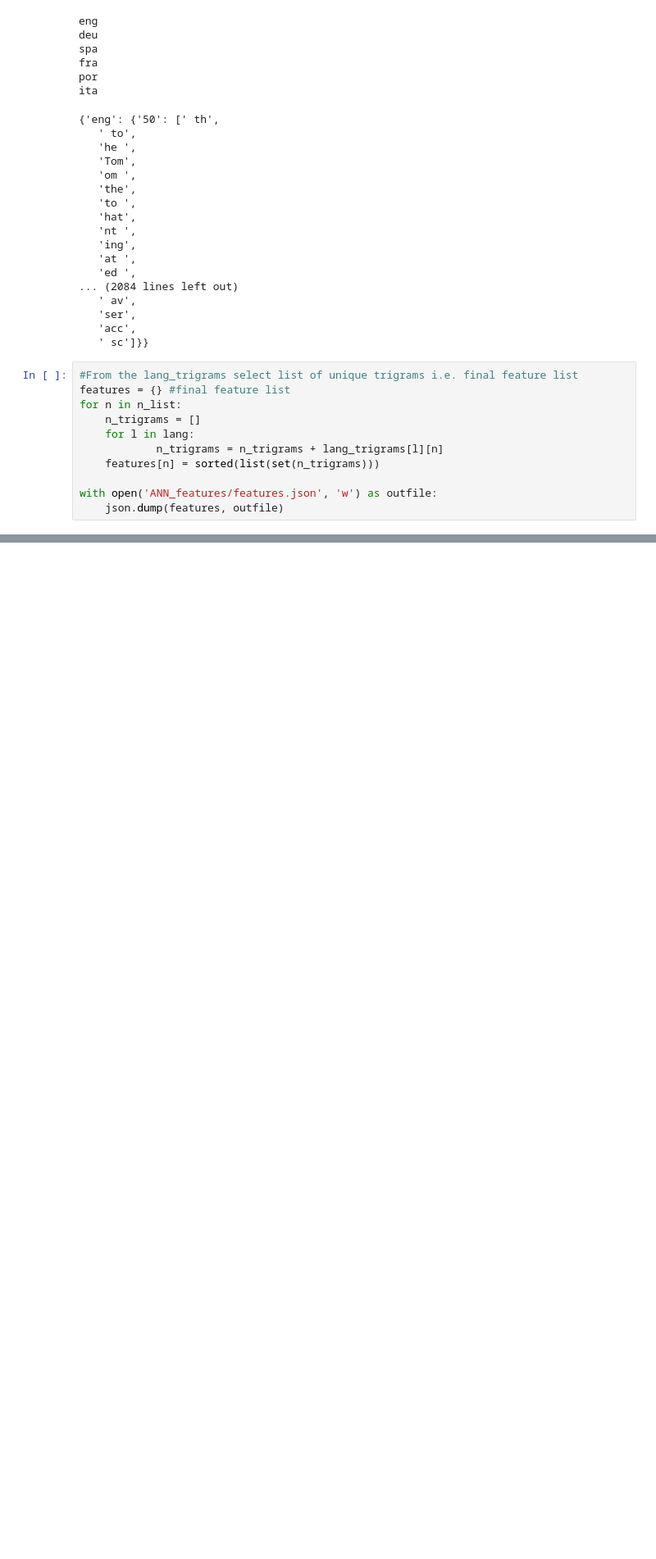
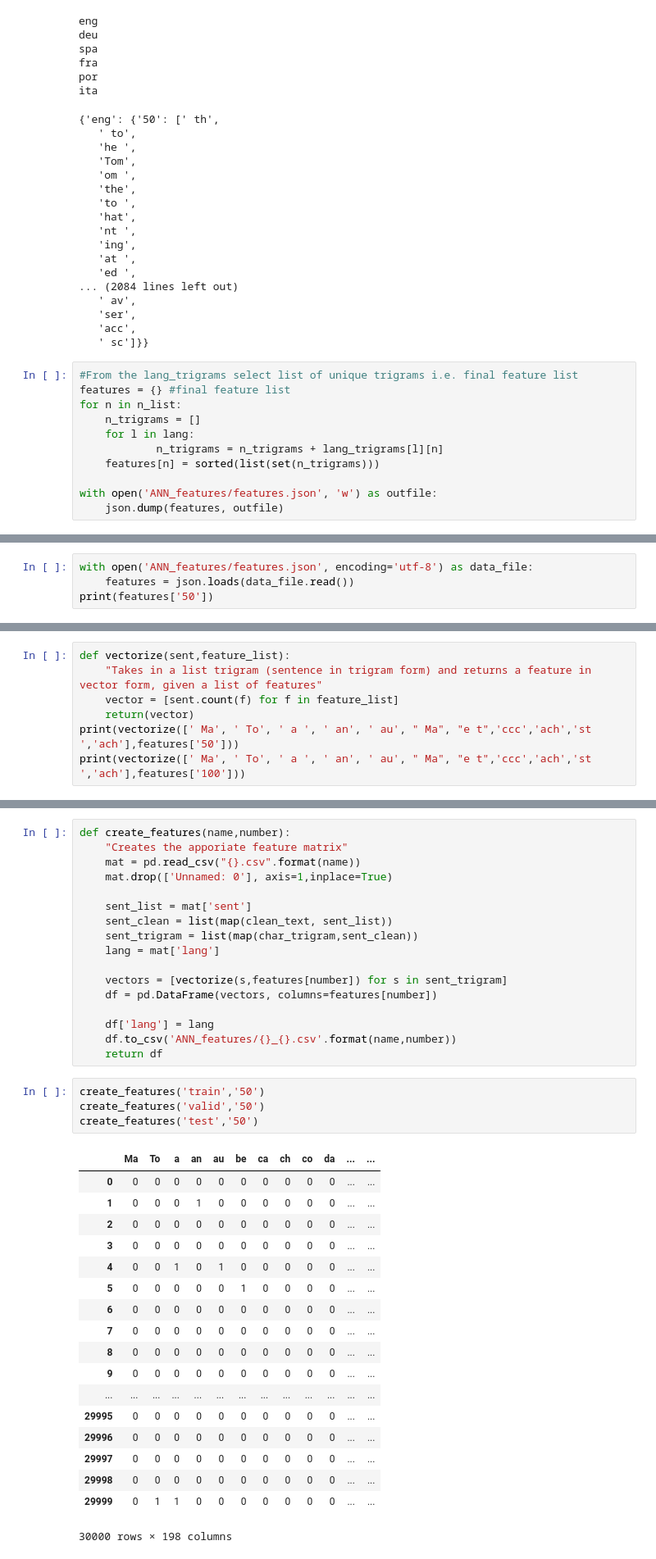
Before and after one commit to gammingfreak/Language-Detection, a Jupyter notebook: ann/ann_feature_extraction.ipynb, the cells around one changed output, grey strips where cells are left out. Shown: that part at 82% size. Saved outputs shown, nothing was run; the diff lists cells and outputs as text; blank space fills up the shorter version.

Commit message:
Create vectorised matrices for training and testing ANN

```diff
--- a/ann/ann_feature_extraction.ipynb
+++ b/ann/ann_feature_extraction.ipynb
@@ -204,0 +207,4 @@ with open('ANN_features/features.json', 'w') as outfile:
+# %%
+with open('ANN_features/features.json', encoding='utf-8') as data_file:
+    features = json.loads(data_file.read())
+print(features['50'])
@@ -204,0 +214,7 @@ with open('ANN_features/features.json', 'w') as outfile:
+# %%
+def vectorize(sent,feature_list):
+    "Takes in a list trigram (sentence in trigram form) and returns a feature in vector form, given a list of features"
+    vector = [sent.count(f) for f in feature_list]
+    return(vector)
+print(vectorize([' Ma', ' To', ' a ', ' an', ' au', " Ma", "e t",'ccc','ach','st ','ach'],features['50']))
+print(vectorize([' Ma', ' To', ' a ', ' an', ' au', " Ma", "e t",'ccc','ach','st ','ach'],features['100']))
@@ -204,0 +225,40 @@ with open('ANN_features/features.json', 'w') as outfile:
+# %%
+def create_features(name,number):
+    "Creates the apporiate feature matrix"
+    mat = pd.read_csv("{}.csv".format(name))
+    mat.drop(['Unnamed: 0'], axis=1,inplace=True)
+
+    sent_list = mat['sent']
+    sent_clean = list(map(clean_text, sent_list))
+    sent_trigram = list(map(char_trigram,sent_clean))
+    lang = mat['lang']
+
+    vectors = [vectorize(s,features[number]) for s in sent_trigram]
+    df = pd.DataFrame(vectors, columns=features[number])
+
+    df['lang'] = lang
+    df.to_csv('ANN_features/{}_{}.csv'.format(name,number))
+    return df
+# %%
+create_features('train','50')
+create_features('valid','50')
+create_features('test','50')
+# %% [output]
+|  | Ma | To | a | an | au | be | ca | ch | co | da | ... | ... |
+| 0 | 0 | 0 | 0 | 0 | 0 | 0 | 0 | 0 | 0 | 0 | ... | ... |
+| 1 | 0 | 0 | 0 | 1 | 0 | 0 | 0 | 0 | 0 | 0 | ... | ... |
+| 2 | 0 | 0 | 0 | 0 | 0 | 0 | 0 | 0 | 0 | 0 | ... | ... |
+| 3 | 0 | 0 | 0 | 0 | 0 | 0 | 0 | 0 | 0 | 0 | ... | ... |
+| 4 | 0 | 0 | 1 | 0 | 1 | 0 | 0 | 0 | 0 | 0 | ... | ... |
+| 5 | 0 | 0 | 0 | 0 | 0 | 1 | 0 | 0 | 0 | 0 | ... | ... |
+| 6 | 0 | 0 | 0 | 0 | 0 | 0 | 0 | 0 | 0 | 0 | ... | ... |
+| 7 | 0 | 0 | 0 | 0 | 0 | 0 | 0 | 0 | 0 | 0 | ... | ... |
+| 8 | 0 | 0 | 0 | 0 | 0 | 0 | 0 | 0 | 0 | 0 | ... | ... |
+| 9 | 0 | 0 | 0 | 0 | 0 | 0 | 0 | 0 | 0 | 0 | ... | ... |
+| ... | ... | ... | ... | ... | ... | ... | ... | ... | ... | ... | ... | ... |
+| 29995 | 0 | 0 | 0 | 0 | 0 | 0 | 0 | 0 | 0 | 0 | ... | ... |
+| 29996 | 0 | 0 | 0 | 0 | 0 | 0 | 0 | 0 | 0 | 0 | ... | ... |
+| 29997 | 0 | 0 | 0 | 0 | 0 | 0 | 0 | 0 | 0 | 0 | ... | ... |
+| 29998 | 0 | 0 | 0 | 0 | 0 | 0 | 0 | 0 | 0 | 0 | ... | ... |
+| 29999 | 0 | 1 | 1 | 0 | 0 | 0 | 0 | 0 | 0 | 0 | ... | ... |
+30000 rows × 198 columns
```
Also changed, not shown: parts of 4 cells of this notebook.
